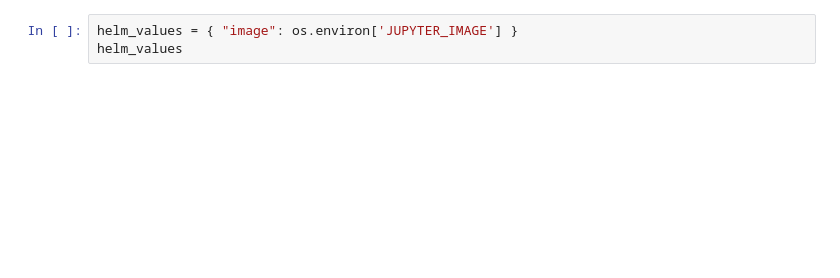
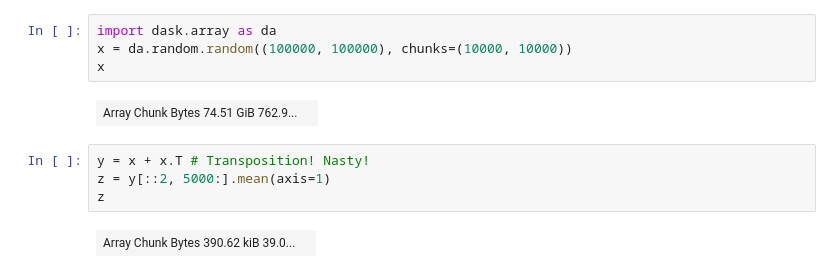
Before and after one commit to ska-telescope/ska-sdp-notebooks, a Jupyter notebook: src/ska-sdp-dask-script.ipynb, the cells around one changed output. Saved outputs shown, nothing was run; the diff lists cells and outputs as text; blank space fills up the shorter version.

```diff
--- a/src/ska-sdp-dask-script.ipynb
+++ b/src/ska-sdp-dask-script.ipynb
@@ -58,4 +163,13 @@ def calc(x, y):
+# %%
+import dask.array as da
+x = da.random.random((100000, 100000), chunks=(10000, 10000))
+x
+# %% [output]
+| Array Chunk Bytes 74.51 GiB 762.9... |  |
 # %%
-helm_values = { "image": os.environ['JUPYTER_IMAGE'] }
-helm_values
+y = x + x.T # Transposition! Nasty!
+z = y[::2, 5000:].mean(axis=1)
+z
+# %% [output]
+| Array Chunk Bytes 390.62 kiB 39.0... |  |
 # %%
```
Also changed, not shown: parts of 35 cells of this notebook.
